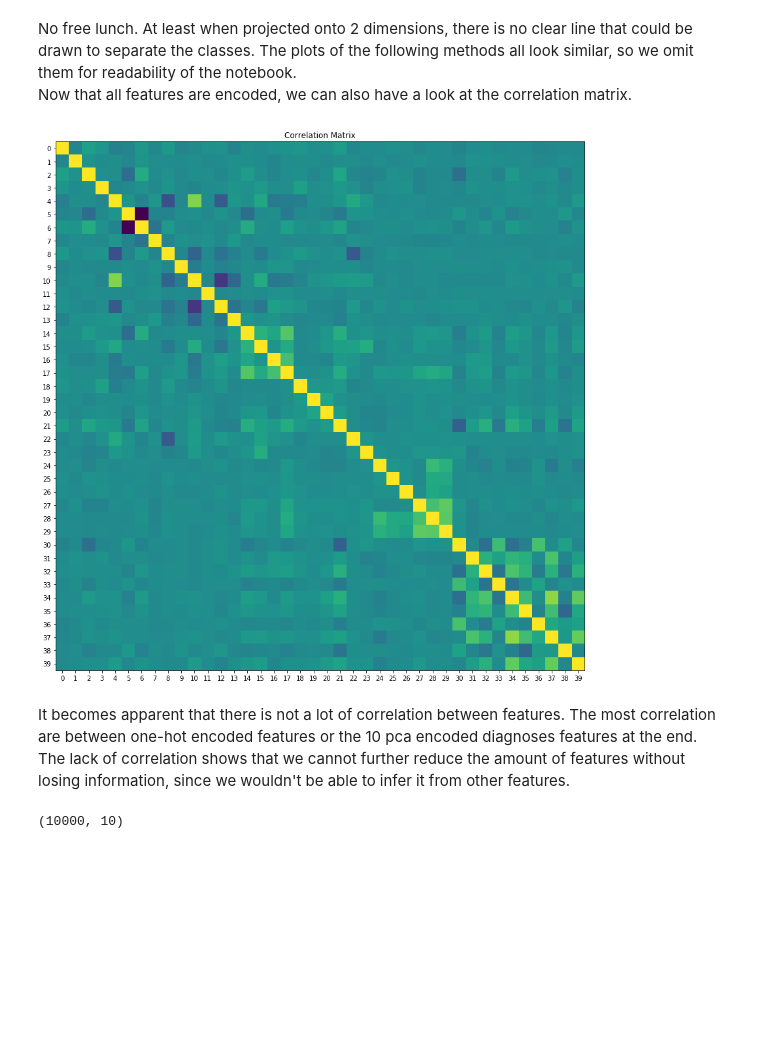
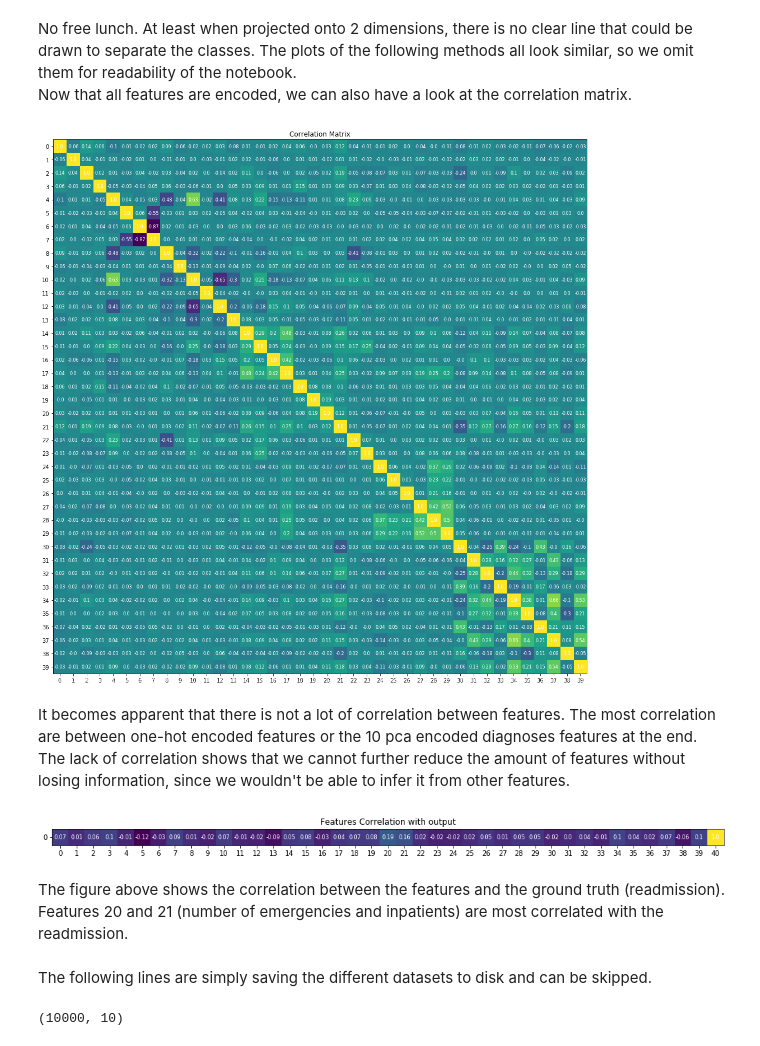
Before and after one commit to rbischof/ML4HC, a Jupyter notebook: project_2/Analysis.ipynb, the cells around one changed output. Saved outputs shown, nothing was run; the diff lists cells and outputs as text; code cells hidden in the pictures; blank space fills up the shorter version.

```diff
--- a/project_2/Analysis.ipynb
+++ b/project_2/Analysis.ipynb
@@ -773,29 +773,52 @@ scatterplot(TSNE().fit_transform(X_diagnoses_pca_mean), Y_all)
 No free lunch. At least when projected onto 2 dimensions, there is no clear line that could be drawn to separate the classes. The plots of the following methods all look similar, so we omit them for readability of the notebook.<br>
 Now that all features are encoded, we can also have a look at the correlation matrix.
 # %%
-corrmat = np.corrcoef(preprocessing.scale(np.hstack([X_enc, X_diagnoses_pca_mean])).T)
+corrmat = np.corrcoef(preprocessing.scale(np.hstack([X_enc, X_diagnoses_pca_mean, Y_all.reshape(-1, 1)])).T)
 # %%
-fig, ax = plt.subplots(figsize=(12,12))
-im = ax.imshow(corrmat)
+fig, ax = plt.subplots(figsize=(14,14))
+im = ax.imshow(corrmat[:-1,:-1])
 
 # We want to show all ticks...
-ax.set_xticks(np.arange(len(corrmat)))
-ax.set_yticks(np.arange(len(corrmat)))
+ax.set_xticks(np.arange(len(corrmat)-1))
+ax.set_yticks(np.arange(len(corrmat)-1))
 
 # Loop over data dimensions and create text annotations.
-#for i in range(len(corrmat)):
-#    for j in range(len(corrmat)):
-#        text = ax.text(j, i, corrmat[i, j],
-#                       ha="center", va="center", color="w")
+for i in range(len(corrmat)):
+    for j in range(len(corrmat)):
+        text = ax.text(j, i, round(corrmat[i, j], 2),
+                       ha="center", va="center", color="w", fontsize=8)
 
 ax.set_title("Correlation Matrix")
 fig.tight_layout()
 plt.show()
 # %% [output]
-[figure, old version]
+[figure, new version]
 # %% [markdown]
 It becomes apparent that there is not a lot of correlation between features. The most correlation are between one-hot encoded features or the 10 pca encoded diagnoses features at the end.<br>
 The lack of correlation shows that we cannot further reduce the amount of features without losing information, since we wouldn't be able to infer it from other features.
+# %%
+fig2, ax2 = plt.subplots(figsize=(14,1))
+im2 = ax2.imshow(corrmat[-1,:].reshape(1,-1))
+
+# We want to show all ticks...
+ax2.set_xticks(np.arange(len(corrmat)))
+ax2.set_yticks(np.arange(1))
+
+# Loop over data dimensions and create text annotations.
+for i in range(1):
+    for j in range(len(corrmat)):
+        text = ax2.text(j, i, round(corrmat[-1, j], 2),
+                       ha="center", va="center", color="w", fontsize=8)
+
+ax2.set_title("Features Correlation with output")
+fig2.tight_layout()
+plt.show()
+# %% [output]
+[figure, added]
+# %% [markdown]
+The figure above shows the correlation between the features and the ground truth (readmission). Features 20 and 21 (number of emergencies and inpatients) are most correlated with the readmission.
+# %% [markdown]
+The following lines are simply saving the different datasets to disk and can be skipped.
 # %%
 np.savetxt("data/diabetes/X_pca_mean.csv",
            preprocessing.scale(np.hstack([X_enc, X_diagnoses_pca_mean])),
```
Also changed, not shown: parts of 10 cells of this notebook, 1 other file.
